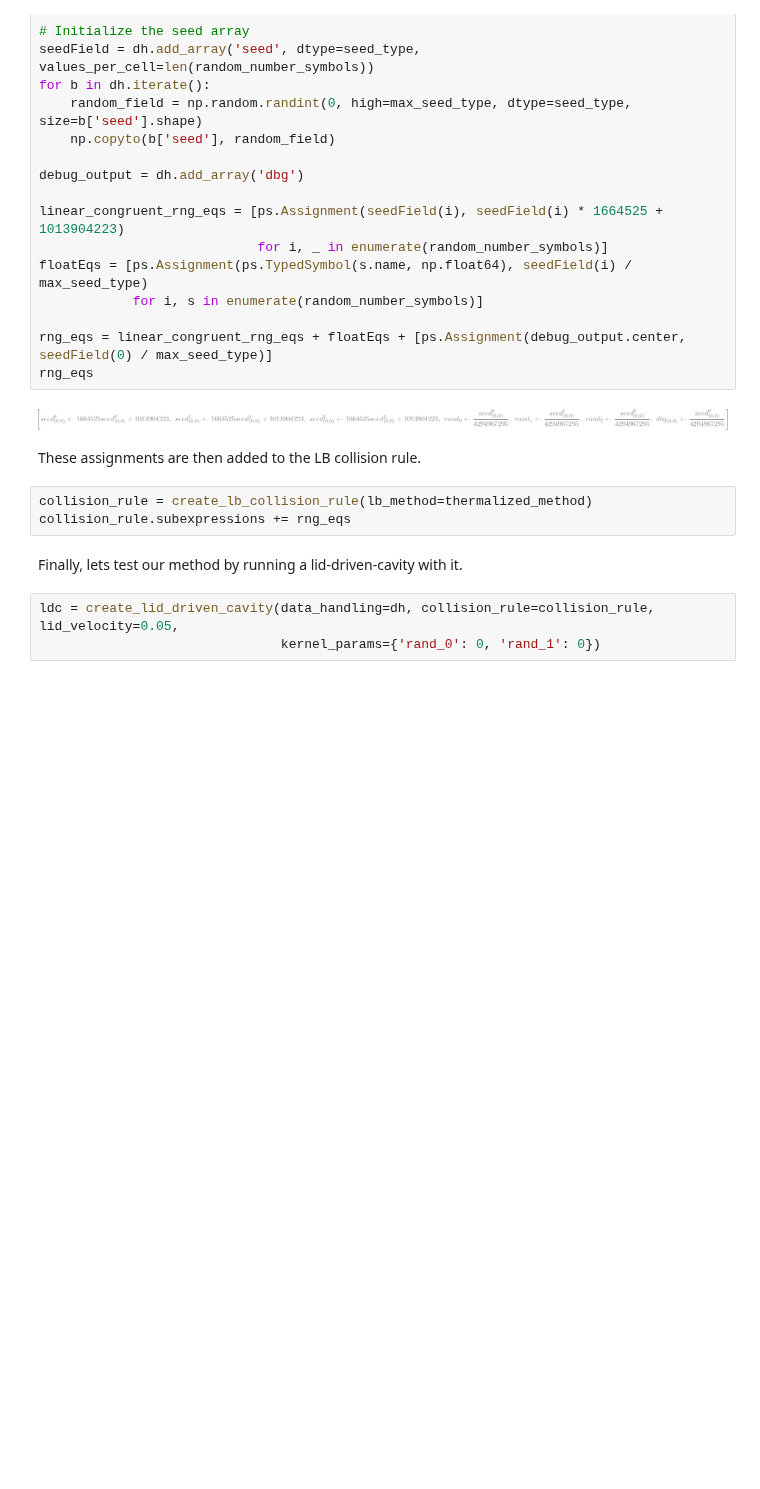
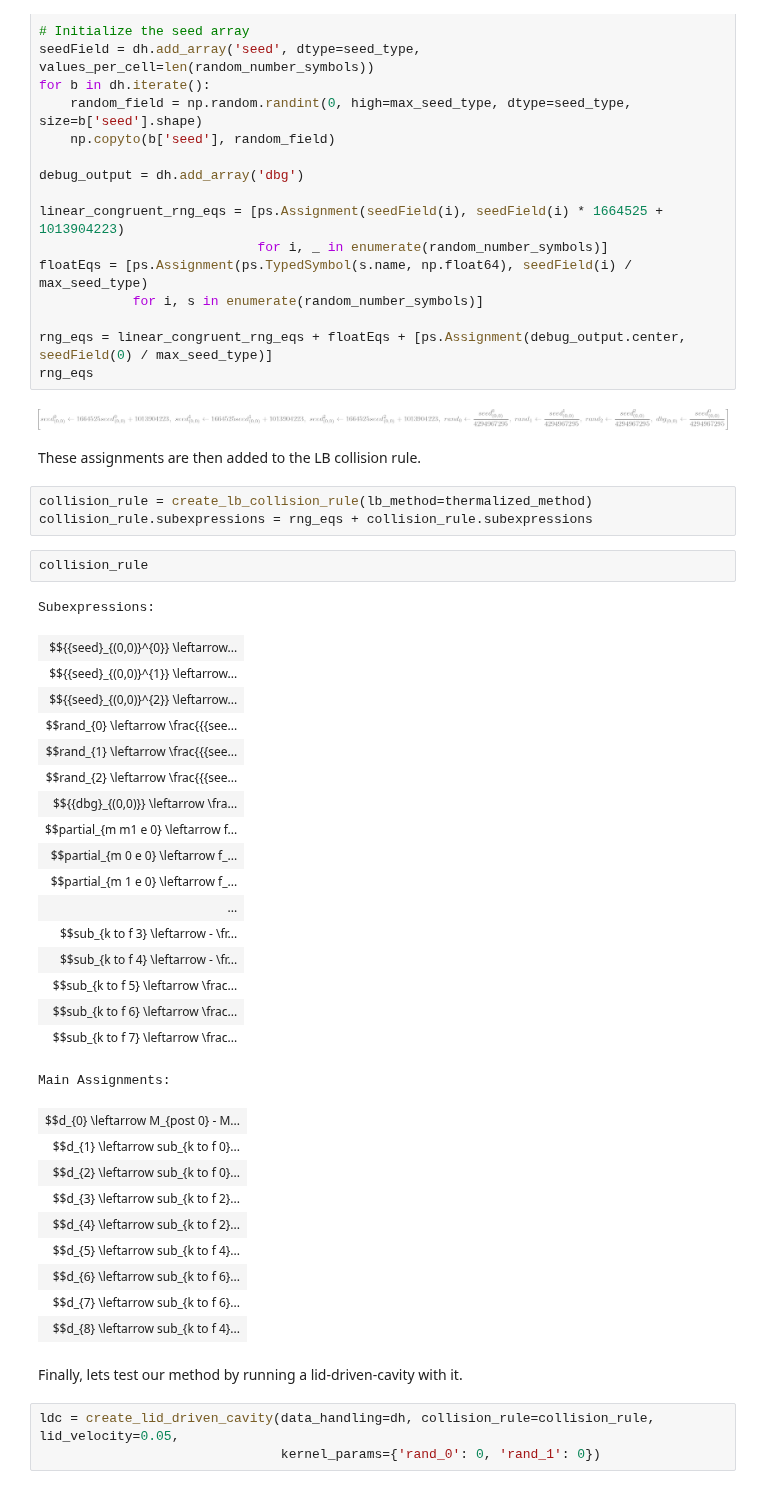
Before and after one commit to mabau/lbmpy, a Jupyter notebook: doc/notebooks/demo_thermalized_lbm.ipynb, the cells around one changed output. Drawn from its saved outputs; the diff is of its cells as text; blank space fills up the shorter version.

```diff
--- a/doc/notebooks/demo_thermalized_lbm.ipynb
+++ b/doc/notebooks/demo_thermalized_lbm.ipynb
@@ -84,7 +84,37 @@ rng_eqs
 These assignments are then added to the LB collision rule.
 # %%
 collision_rule = create_lb_collision_rule(lb_method=thermalized_method)
-collision_rule.subexpressions += rng_eqs
+collision_rule.subexpressions = rng_eqs + collision_rule.subexpressions
+# %%
+collision_rule
+# %% [output]
+Subexpressions:
+| $${{seed}_{(0,0)}^{0}} \leftarrow... |
+| $${{seed}_{(0,0)}^{1}} \leftarrow... |
+| $${{seed}_{(0,0)}^{2}} \leftarrow... |
+| $$rand_{0} \leftarrow \frac{{{see... |
+| $$rand_{1} \leftarrow \frac{{{see... |
+| $$rand_{2} \leftarrow \frac{{{see... |
+| $${{dbg}_{(0,0)}} \leftarrow \fra... |
+| $$partial_{m m1 e 0} \leftarrow f... |
+| $$partial_{m 0 e 0} \leftarrow f_... |
+| $$partial_{m 1 e 0} \leftarrow f_... |
+| ... |
+| $$sub_{k to f 3} \leftarrow - \fr... |
+| $$sub_{k to f 4} \leftarrow - \fr... |
+| $$sub_{k to f 5} \leftarrow \frac... |
+| $$sub_{k to f 6} \leftarrow \frac... |
+| $$sub_{k to f 7} \leftarrow \frac... |
+Main Assignments:
+| $$d_{0} \leftarrow M_{post 0} - M... |
+| $$d_{1} \leftarrow sub_{k to f 0}... |
+| $$d_{2} \leftarrow sub_{k to f 0}... |
+| $$d_{3} \leftarrow sub_{k to f 2}... |
+| $$d_{4} \leftarrow sub_{k to f 2}... |
+| $$d_{5} \leftarrow sub_{k to f 4}... |
+| $$d_{6} \leftarrow sub_{k to f 6}... |
+| $$d_{7} \leftarrow sub_{k to f 6}... |
+| $$d_{8} \leftarrow sub_{k to f 4}... |
 # %% [markdown]
 Finally, lets test our method by running a lid-driven-cavity with it.
 # %%
```
Also changed, not shown: 27 other files.
